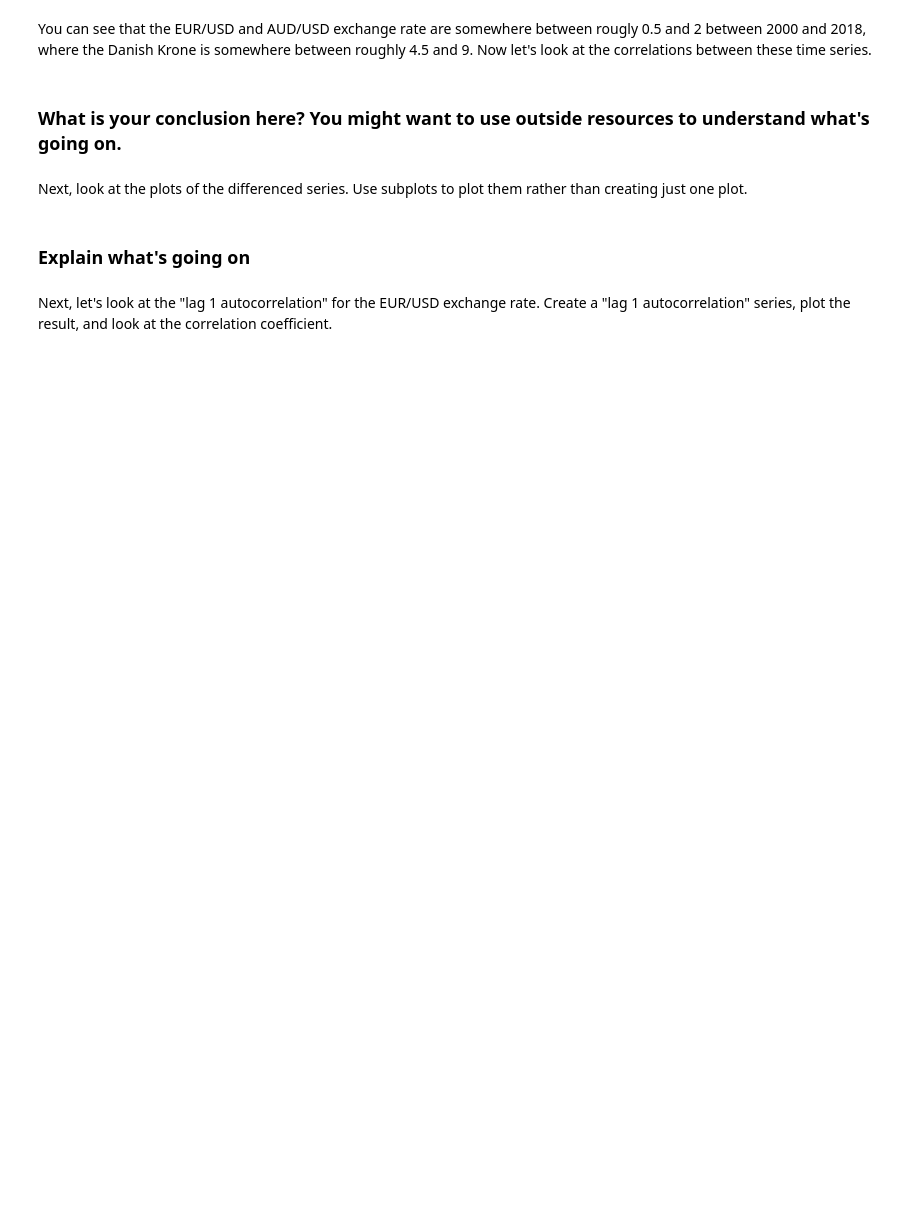
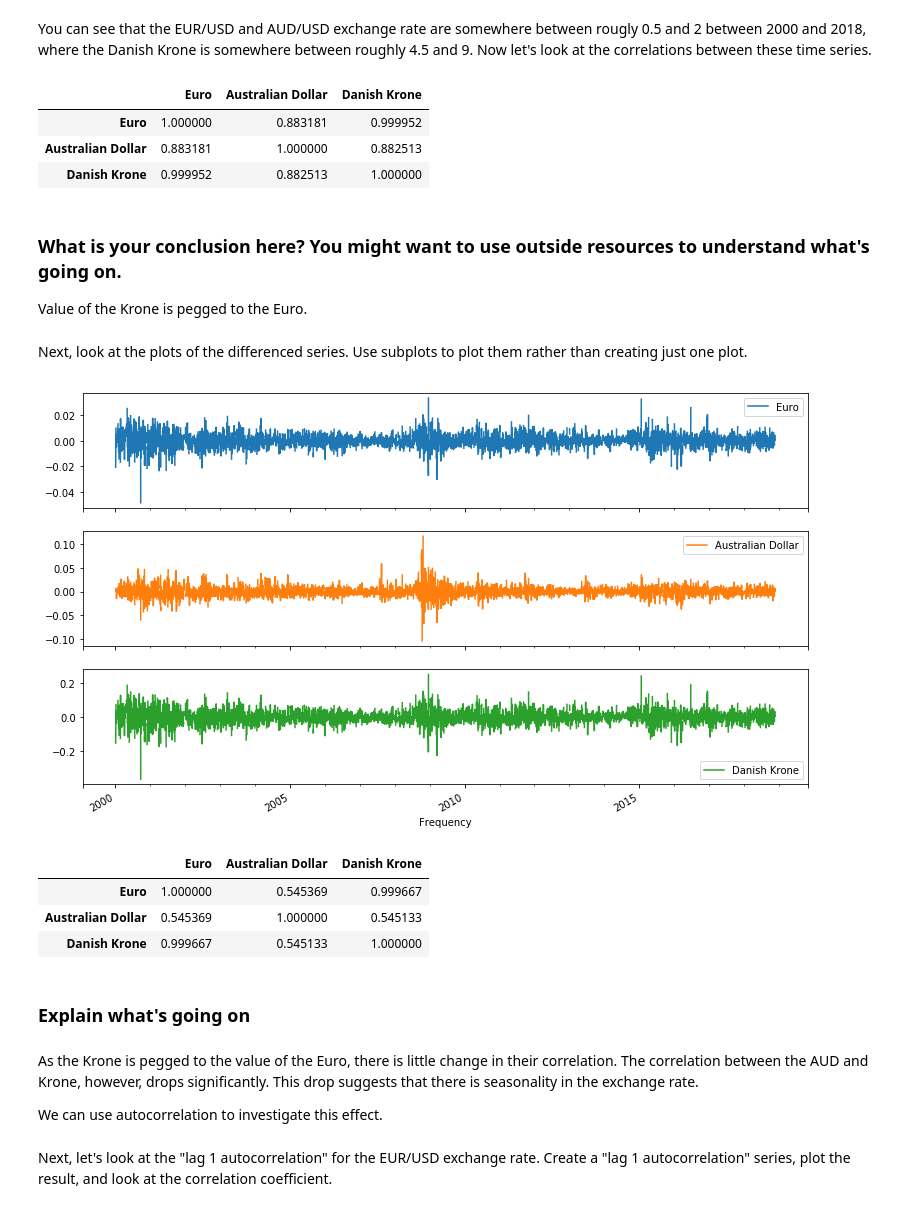
Before and after one commit to pawoody/dsc-3-26-05-correlation-and-autocorrelation-in-time-series-lab-online-ds-ft-041519, a Jupyter notebook: index.ipynb, the cells around one changed output. Saved outputs shown, nothing was run; the diff lists cells and outputs as text; code cells hidden in the pictures; blank space fills up the shorter version.

```diff
--- a/index.ipynb
+++ b/index.ipynb
@@ -34,4 +42,13 @@ You can see that the EUR/USD and AUD/USD exchange rate are somewhere between rou
+# %%
+xr.corr()
+# %% [output]
+|  | Euro | Australian Dollar | Danish Krone |
+| Euro | 1.000000 | 0.883181 | 0.999952 |
+| Australian Dollar | 0.883181 | 1.000000 | 0.882513 |
+| Danish Krone | 0.999952 | 0.882513 | 1.000000 |
 # %% [markdown]
 ### What is your conclusion here? You might want to use outside resources to understand what's going on.
+
+Value of the Krone is pegged to the Euro.
 # %% [markdown]
 Next, look at the plots of the differenced series. Use subplots to plot them rather than creating just one plot.
@@ -44,4 +55,21 @@ Next, look at the plots of the differenced series. Use subplots to plot them rat
+# %%
+xr_diff = xr.diff(periods=1)
+# %%
+xr_diff.plot(figsize = (13,8), subplots=True, legend=True, sharex=True);
+# %% [output]
+[figure, added]
+# %%
+xr_diff.corr()
+# %% [output]
+|  | Euro | Australian Dollar | Danish Krone |
+| Euro | 1.000000 | 0.545369 | 0.999667 |
+| Australian Dollar | 0.545369 | 1.000000 | 0.545133 |
+| Danish Krone | 0.999667 | 0.545133 | 1.000000 |
 # %% [markdown]
 ### Explain what's going on
+# %% [markdown]
+As the Krone is pegged to the value of the Euro, there is little change in their correlation. The correlation between the AUD and Krone, however, drops significantly. This drop suggests that there is seasonality in the exchange rate.
+
+We can use autocorrelation to investigate this effect.
 # %% [markdown]
 Next, let's look at the "lag 1 autocorrelation" for the EUR/USD exchange rate. Create a "lag 1 autocorrelation" series, plot the result, and look at the correlation coefficient.
```
Also changed, not shown: parts of 48 cells of this notebook.
